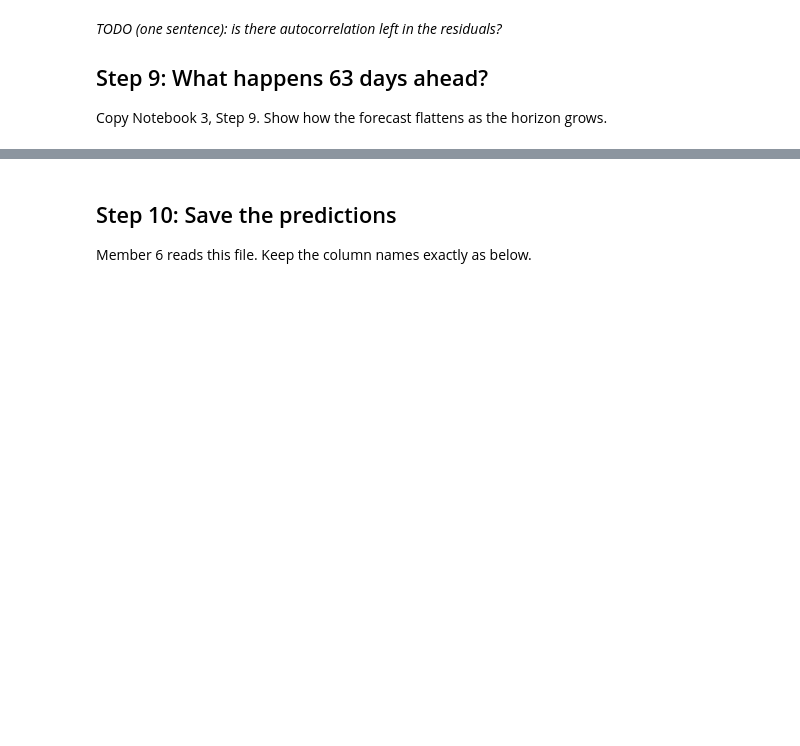
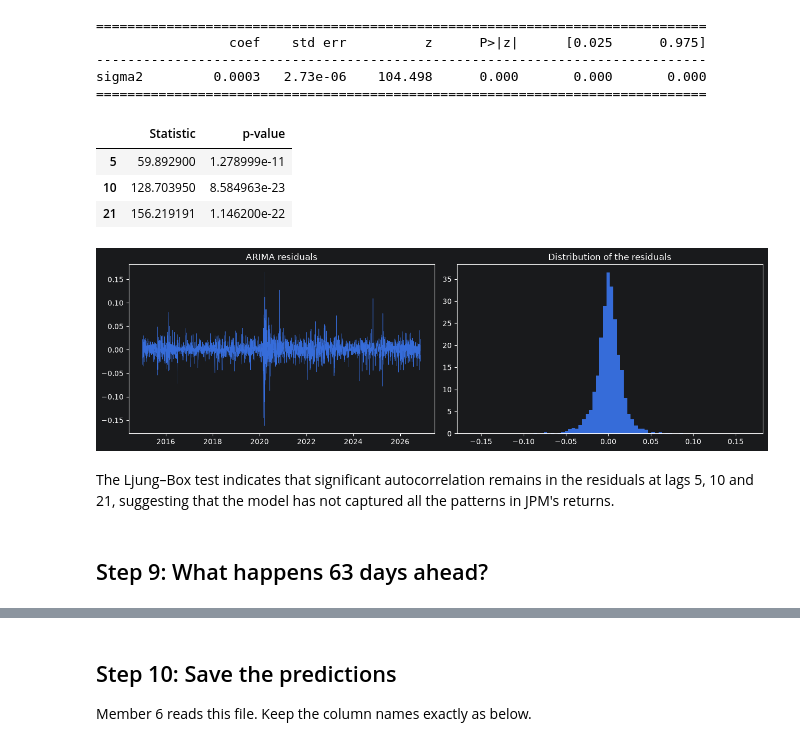
Before and after one commit to Matrixbenny/smm-202604-c2-module7-time-series, a Jupyter notebook: lab_2_classical_models.ipynb, the cells around one changed output, grey strips where cells are left out. Saved outputs shown, nothing was run; the diff lists cells and outputs as text; code cells hidden in the pictures; blank space fills up the shorter version.

```diff
--- a/lab_2_classical_models.ipynb
+++ b/lab_2_classical_models.ipynb
@@ -135,9 +339,29 @@ Copy Notebook 3, Step 8 (Ljung-Box test on the residuals).
 # %%
-# TODO
+final_arima = ARIMA(log_close.to_numpy(), order=(best_p, 1, best_q)).fit()
+print(final_arima.summary().tables[1])
+
+residuals = pd.Series(final_arima.resid[1:], index=log_close.index[1:])
+display(acorr_ljungbox(residuals, lags=[5, 10, 21], return_df=True).rename(columns={"lb_stat": "Statistic", "lb_pvalue": "p-value"}))
+
+fig, axes = plt.subplots(1, 2, figsize=(13, 4))
+axes[0].plot(residuals, linewidth=0.5); axes[0].set_title("ARIMA residuals")
+axes[1].hist(residuals, bins=80, density=True); axes[1].set_title("Distribution of the residuals")
+plt.tight_layout(); plt.show()
+# %% [output]
+==============================================================================
+                 coef    std err          z      P>|z|      [0.025      0.975]
+------------------------------------------------------------------------------
+sigma2         0.0003   2.73e-06    104.498      0.000       0.000       0.000
+==============================================================================
+|  | Statistic | p-value |
+| 5 | 59.892900 | 1.278999e-11 |
+| 10 | 128.703950 | 8.584963e-23 |
+| 21 | 156.219191 | 1.146200e-22 |
+[figure, added]
+# %% [markdown]
+The Ljung–Box test indicates that significant autocorrelation remains in the residuals at lags 5, 10 and 21, suggesting that the model has not captured all the patterns in JPM's returns.
 # %% [markdown]
-*TODO (one sentence): is there autocorrelation left in the residuals?*
+
 
 ## Step 9: What happens 63 days ahead?
-
-Copy Notebook 3, Step 9. Show how the forecast flattens as the horizon grows.
 # %%
```
Also changed, not shown: parts of 31 cells of this notebook, 1 other file.
